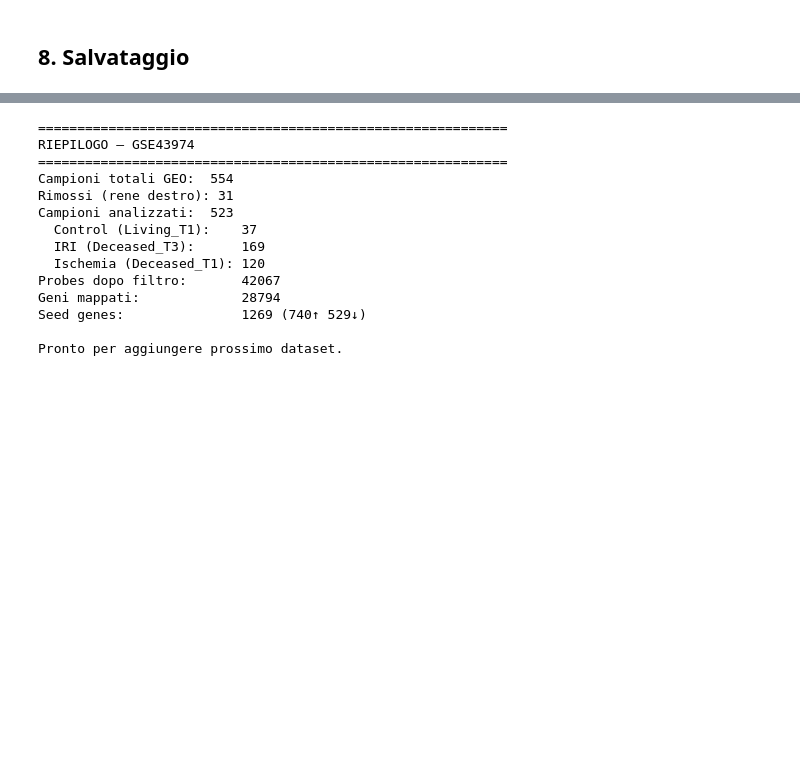
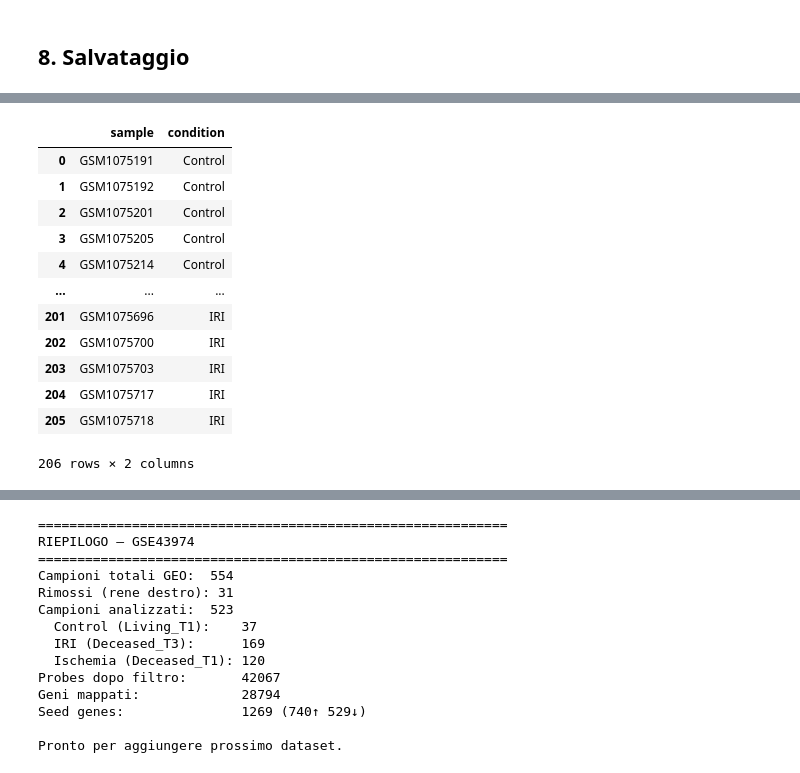
Before and after one commit to roberto-casale/iri_aki_pipeline, a Jupyter notebook: notebooks/fase1_GSE43974_raw.ipynb, the cells around one changed output, grey strips where cells are left out. Drawn from its saved outputs; the diff is of its cells as text; code cells hidden in the pictures; blank space fills up the shorter version.

```diff
--- a/notebooks/fase1_GSE43974_raw.ipynb
+++ b/notebooks/fase1_GSE43974_raw.ipynb
@@ -1100,0 +1137,16 @@ File salvati in /Users/robertocasale/Desktop/lavoro_FBF/magic_solution/output/fa
+# %%
+sample_labels
+# %% [output]
+|  | sample | condition |
+| 0 | GSM1075191 | Control |
+| 1 | GSM1075192 | Control |
+| 2 | GSM1075201 | Control |
+| 3 | GSM1075205 | Control |
+| 4 | GSM1075214 | Control |
+| ... | ... | ... |
+| 201 | GSM1075696 | IRI |
+| 202 | GSM1075700 | IRI |
+| 203 | GSM1075703 | IRI |
+| 204 | GSM1075717 | IRI |
+| 205 | GSM1075718 | IRI |
+206 rows × 2 columns
```
Also changed, not shown: parts of 9 cells of this notebook, 9 other files.
